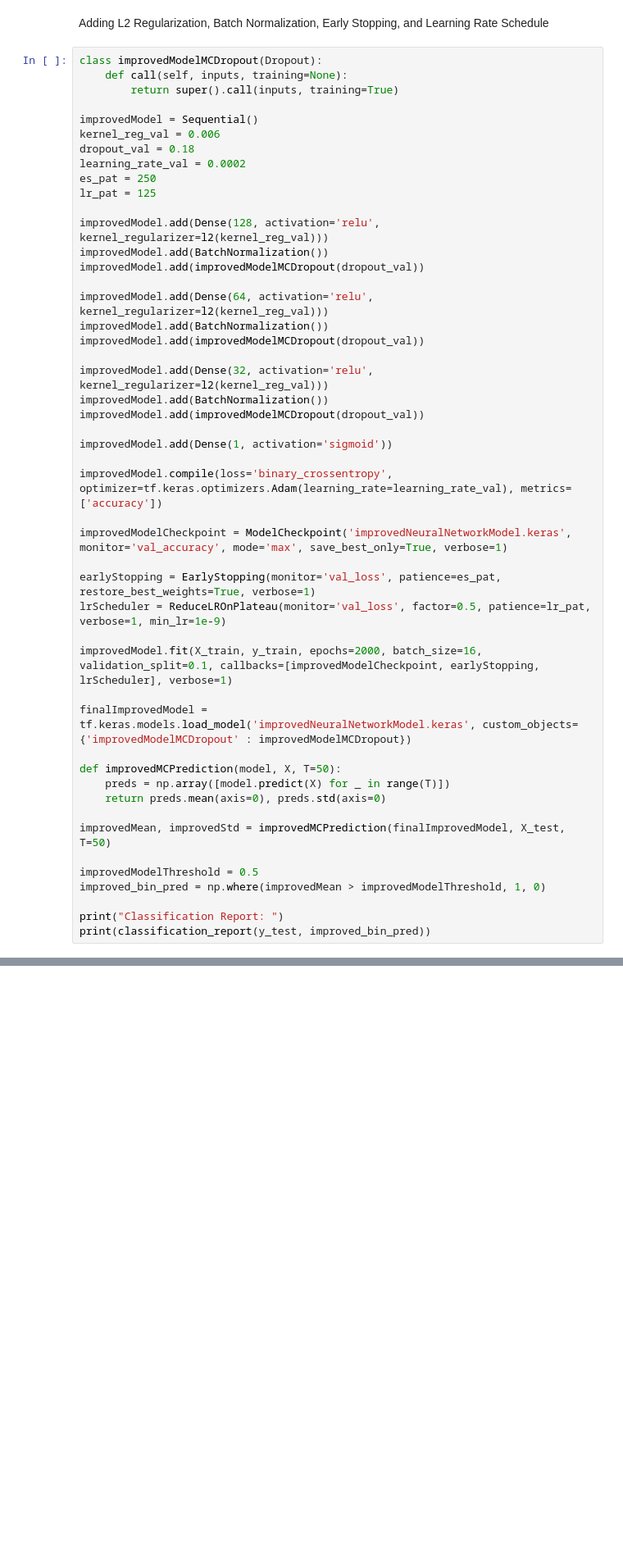
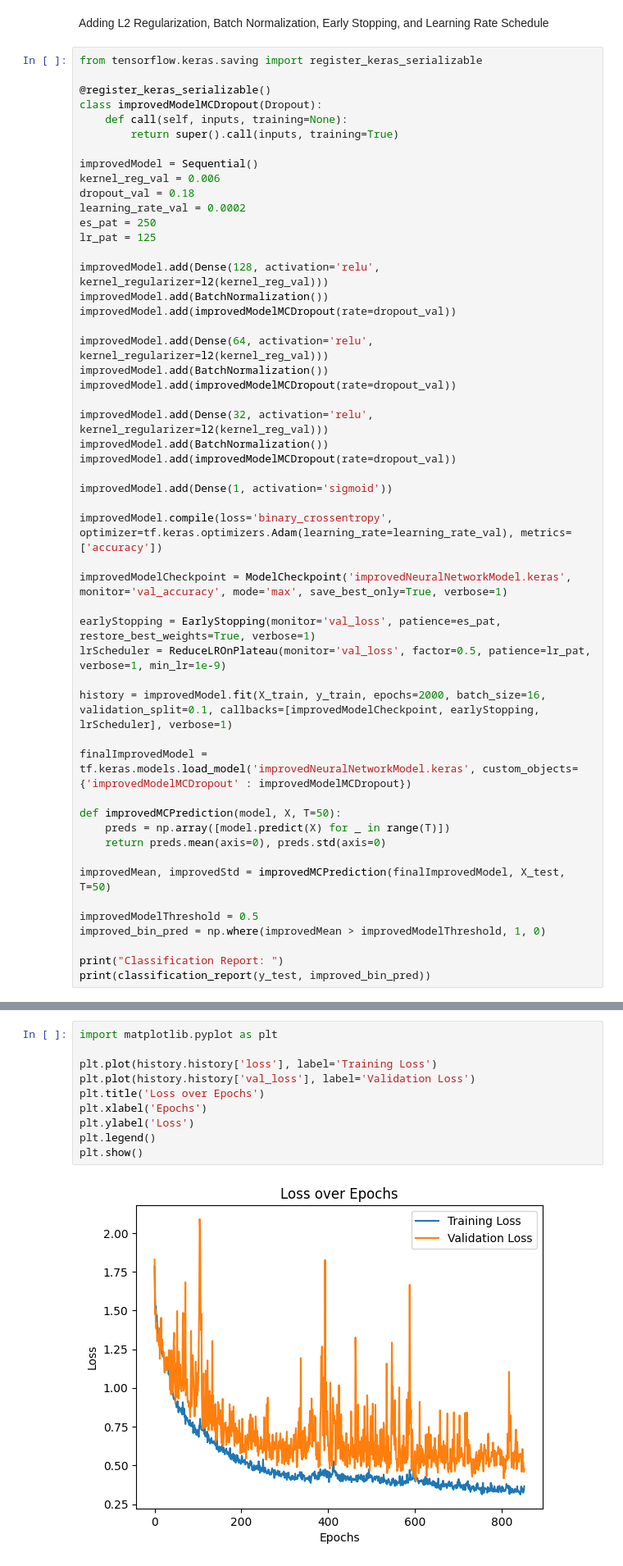
Before and after one commit to Addy2004/Heart-Disease-Prediction-Capstone-Project-Group-55, a Jupyter notebook: neuralnetwork.ipynb, the cells around one changed output, grey strips where cells are left out. Shown at 82% size. Drawn from its saved outputs; the diff is of its cells as text; blank space fills up the shorter version.

```diff
--- a/neuralnetwork.ipynb
+++ b/neuralnetwork.ipynb
@@ -241,6 +235,9 @@ Uncertainity Estimates (Standard Deviation of Predictions):
 # %% [markdown]
 Adding L2 Regularization, Batch Normalization, Early Stopping, and Learning Rate Schedule
 # %%
+from tensorflow.keras.saving import register_keras_serializable
+
+@register_keras_serializable()
 class improvedModelMCDropout(Dropout):
     def call(self, inputs, training=None):
         return super().call(inputs, training=True)
@@ -254,15 +251,15 @@ lr_pat = 125
 
 improvedModel.add(Dense(128, activation='relu', kernel_regularizer=l2(kernel_reg_val)))
 improvedModel.add(BatchNormalization())
-improvedModel.add(improvedModelMCDropout(dropout_val))
+improvedModel.add(improvedModelMCDropout(rate=dropout_val))
 
 improvedModel.add(Dense(64, activation='relu', kernel_regularizer=l2(kernel_reg_val)))
 improvedModel.add(BatchNormalization())
-improvedModel.add(improvedModelMCDropout(dropout_val))
+improvedModel.add(improvedModelMCDropout(rate=dropout_val))
 
 improvedModel.add(Dense(32, activation='relu', kernel_regularizer=l2(kernel_reg_val)))
 improvedModel.add(BatchNormalization())
-improvedModel.add(improvedModelMCDropout(dropout_val))
+improvedModel.add(improvedModelMCDropout(rate=dropout_val))
 
 improvedModel.add(Dense(1, activation='sigmoid'))
 
@@ -273,7 +270,7 @@ improvedModelCheckpoint = ModelCheckpoint('improvedNeuralNetworkModel.keras', mo
 earlyStopping = EarlyStopping(monitor='val_loss', patience=es_pat, restore_best_weights=True, verbose=1)
 lrScheduler = ReduceLROnPlateau(monitor='val_loss', factor=0.5, patience=lr_pat, verbose=1, min_lr=1e-9)
 
-improvedModel.fit(X_train, y_train, epochs=2000, batch_size=16, validation_split=0.1, callbacks=[improvedModelCheckpoint, earlyStopping, lrScheduler], verbose=1)
+history = improvedModel.fit(X_train, y_train, epochs=2000, batch_size=16, validation_split=0.1, callbacks=[improvedModelCheckpoint, earlyStopping, lrScheduler], verbose=1)
 
 finalImprovedModel = tf.keras.models.load_model('improvedNeuralNetworkModel.keras', custom_objects={'improvedModelMCDropout' : improvedModelMCDropout})
 
@@ -308,0 +308,12 @@ Epoch 1151: val_accuracy did not improve from 0.
+# %%
+import matplotlib.pyplot as plt
+
+plt.plot(history.history['loss'], label='Training Loss')
+plt.plot(history.history['val_loss'], label='Validation Loss')
+plt.title('Loss over Epochs')
+plt.xlabel('Epochs')
+plt.ylabel('Loss')
+plt.legend()
+plt.show()
+# %% [output]
+[figure, added]
```
Also changed, not shown: parts of 33 cells of this notebook, 15 other files.
